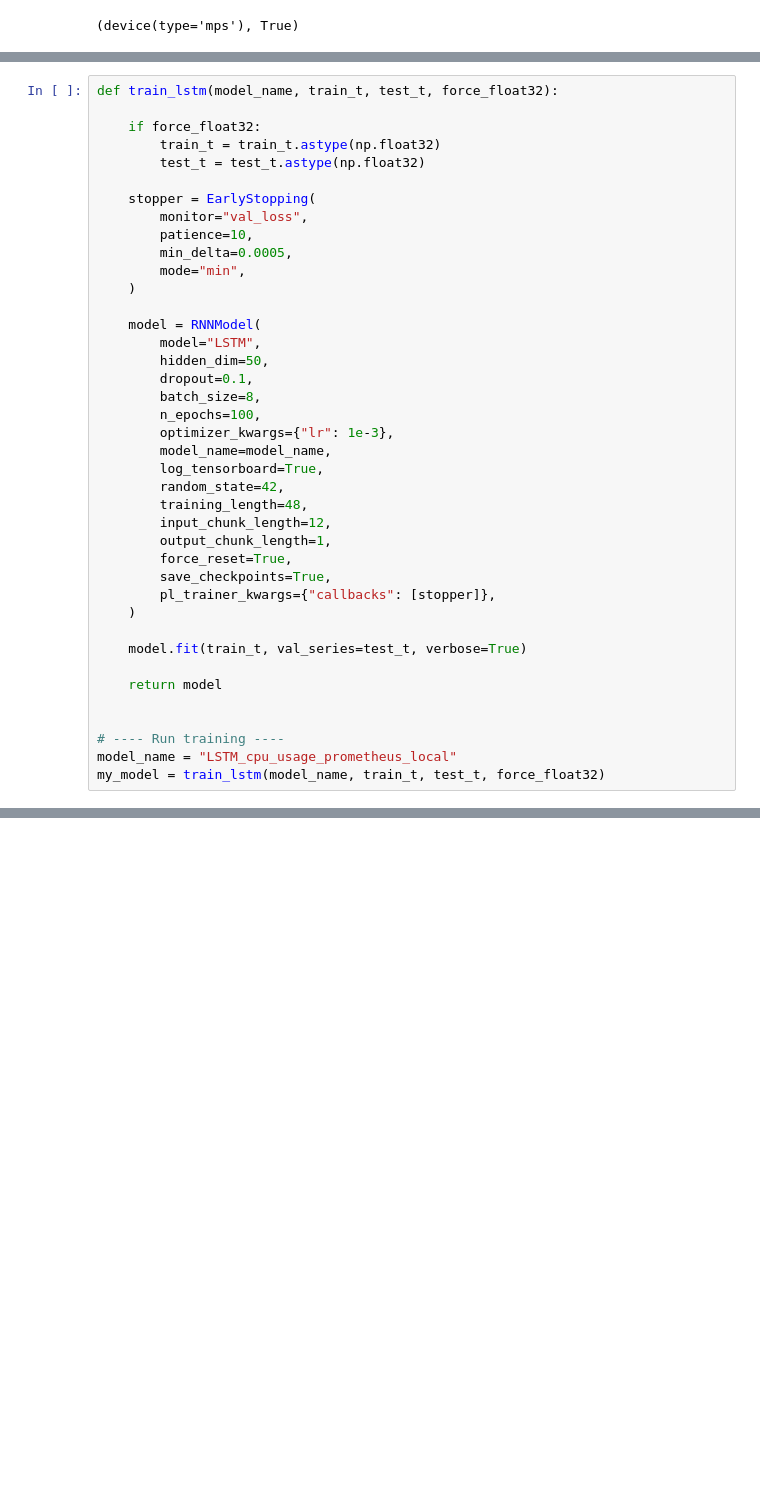
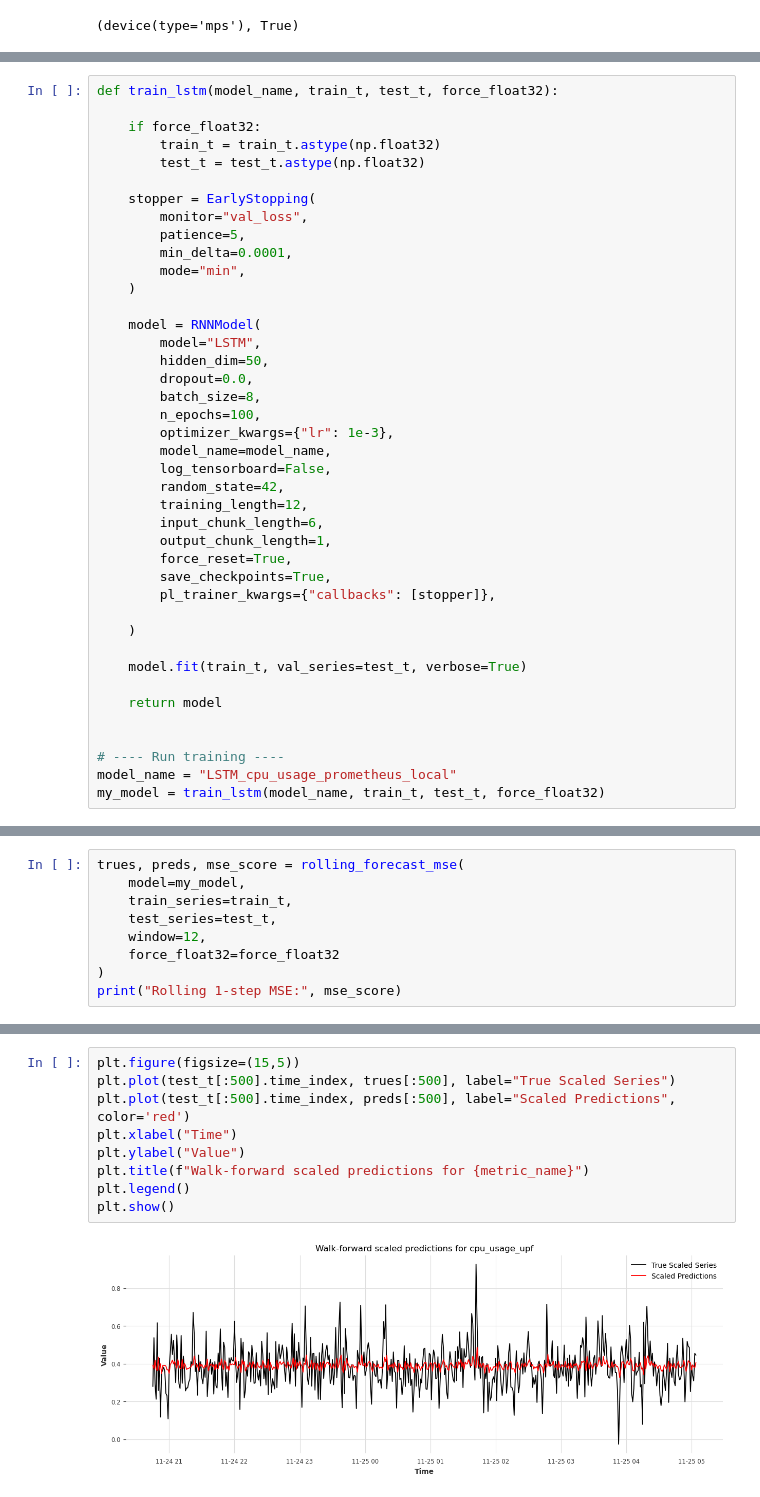
Before and after one commit to martel-innovate/6G-NTN-resource-forecasting, a Jupyter notebook: notebooks/local_ml_pipeline.ipynb, the cells around one changed output, grey strips where cells are left out. Drawn from its saved outputs; the diff is of its cells as text; blank space fills up the shorter version.

```diff
--- a/notebooks/local_ml_pipeline.ipynb
+++ b/notebooks/local_ml_pipeline.ipynb
@@ -131,27 +191,28 @@ def train_lstm(model_name, train_t, test_t, force_float32):
 
     stopper = EarlyStopping(
         monitor="val_loss",
-        patience=10,
-        min_delta=0.0005,
+        patience=5,
+        min_delta=0.0001,
         mode="min",
     )
 
     model = RNNModel(
         model="LSTM",
         hidden_dim=50,
-        dropout=0.1,
+        dropout=0.0,
         batch_size=8,
         n_epochs=100,
         optimizer_kwargs={"lr": 1e-3},
         model_name=model_name,
-        log_tensorboard=True,
+        log_tensorboard=False,
         random_state=42,
-        training_length=48,
-        input_chunk_length=12,
+        training_length=12,
+        input_chunk_length=6,
         output_chunk_length=1,
         force_reset=True,
         save_checkpoints=True,
         pl_trainer_kwargs={"callbacks": [stopper]},
+
     )
 
     model.fit(train_t, val_series=test_t, verbose=True)
@@ -263,0 +271,9 @@ HPU available: False, using: 0 HPUs
+# %%
+trues, preds, mse_score = rolling_forecast_mse(
+    model=my_model,
+    train_series=train_t,
+    test_series=test_t,
+    window=12,
+    force_float32=force_float32
+)
+print("Rolling 1-step MSE:", mse_score)
@@ -263,0 +290,11 @@ HPU available: False, using: 0 HPUs
+# %%
+plt.figure(figsize=(15,5))
+plt.plot(test_t[:500].time_index, trues[:500], label="True Scaled Series")
+plt.plot(test_t[:500].time_index, preds[:500], label="Scaled Predictions", color='red')
+plt.xlabel("Time")
+plt.ylabel("Value")
+plt.title(f"Walk-forward scaled predictions for {metric_name}")
+plt.legend()
+plt.show()
+# %% [output]
+[figure, added]
```
Also changed, not shown: parts of 16 cells of this notebook, 2 other files.
